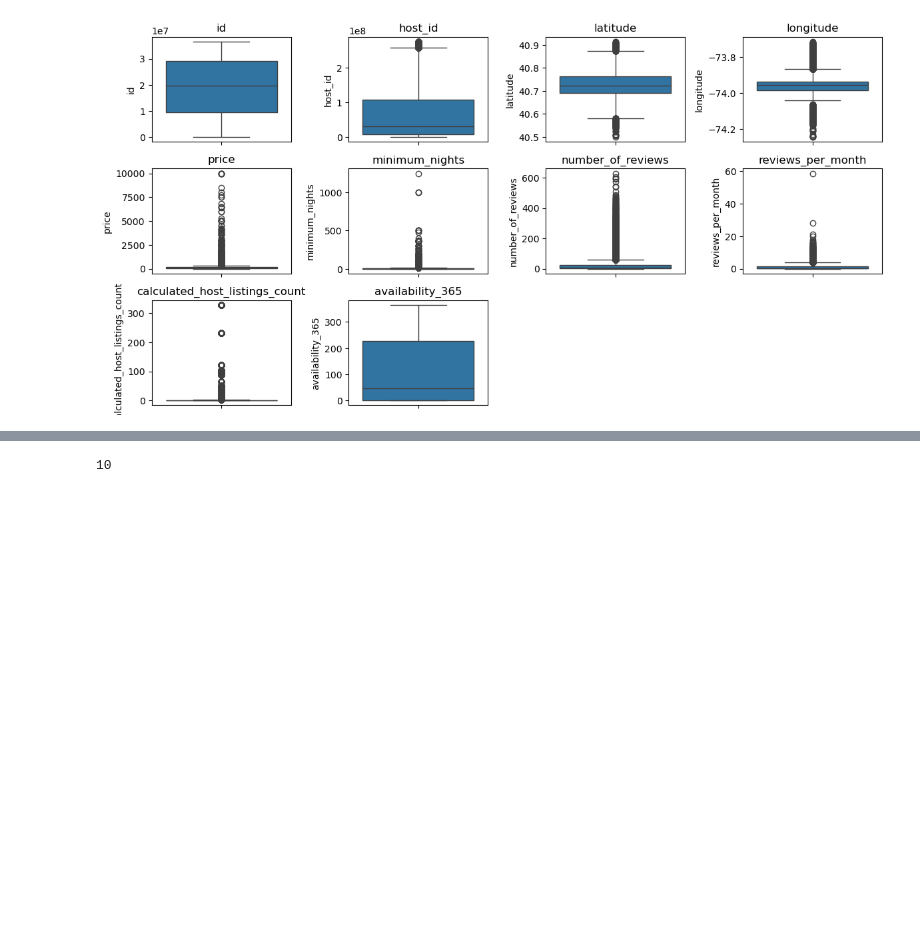
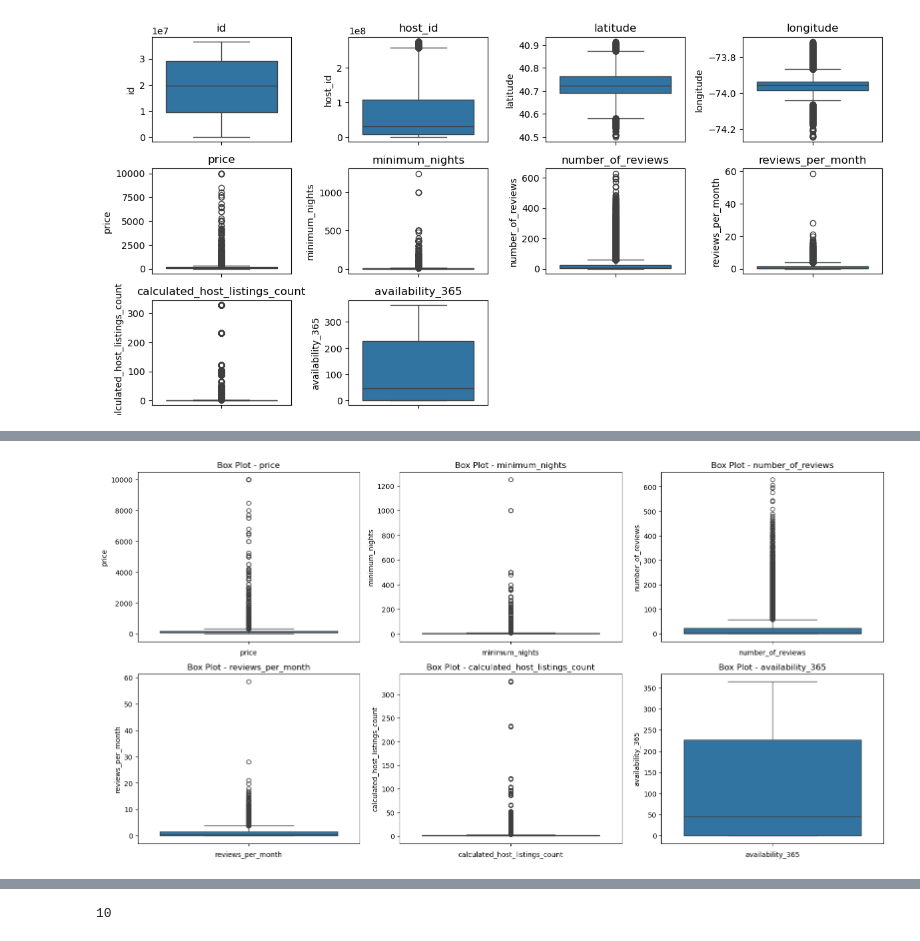
Before and after one commit to LEE-NANGI/project, a Jupyter notebook: Untitled-1.ipynb, the cells around one changed output, grey strips where cells are left out. Cells and saved outputs as stored; diff of their text form; code cells hidden in the pictures; blank space fills up the shorter version.

```diff
--- a/Untitled-1.ipynb
+++ b/Untitled-1.ipynb
@@ -252,0 +227,3 @@ data.describe()
+# %%
+descriptive = data.copy()
+descriptive.head()
@@ -252,0 +246,2 @@ data.describe()
+# %%
+descriptive.drop(columns=['id', 'name', 'host_id', 'host_name', 'latitude', 'longitude',], inplace=True)
@@ -252,0 +263,14 @@ data.describe()
+# %%
+numerical_columns2 = descriptive.select_dtypes(include=['int64', 'float64'])
+
+# Plotting box plots for numerical variables
+plt.figure(figsize=(16, 12))
+for i, var in enumerate(numerical_columns2, 1):
+    plt.subplot(3, 3, i)
+    sns.boxplot(data[var])
+    plt.title(f'Box Plot - {var}')
+    plt.xlabel(var)
+plt.tight_layout()
+plt.show()
+# %% [output]
+[figure, added]
```
Also changed, not shown: parts of 17 cells of this notebook, 3 other files.
